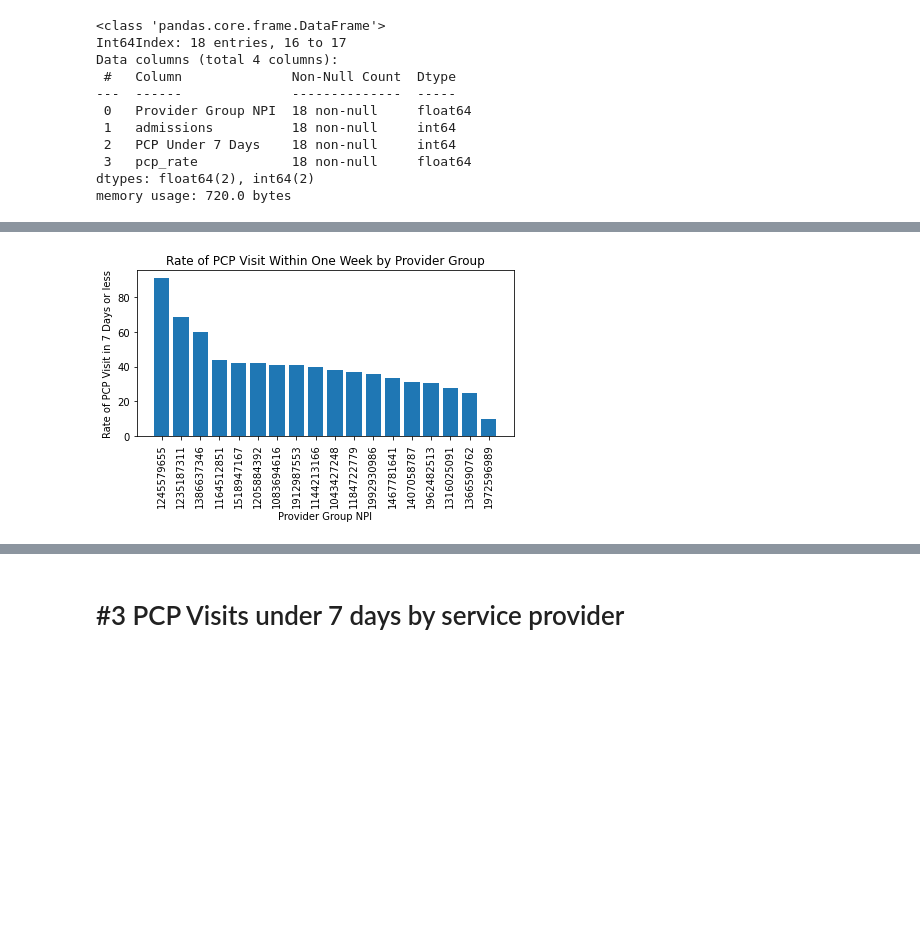
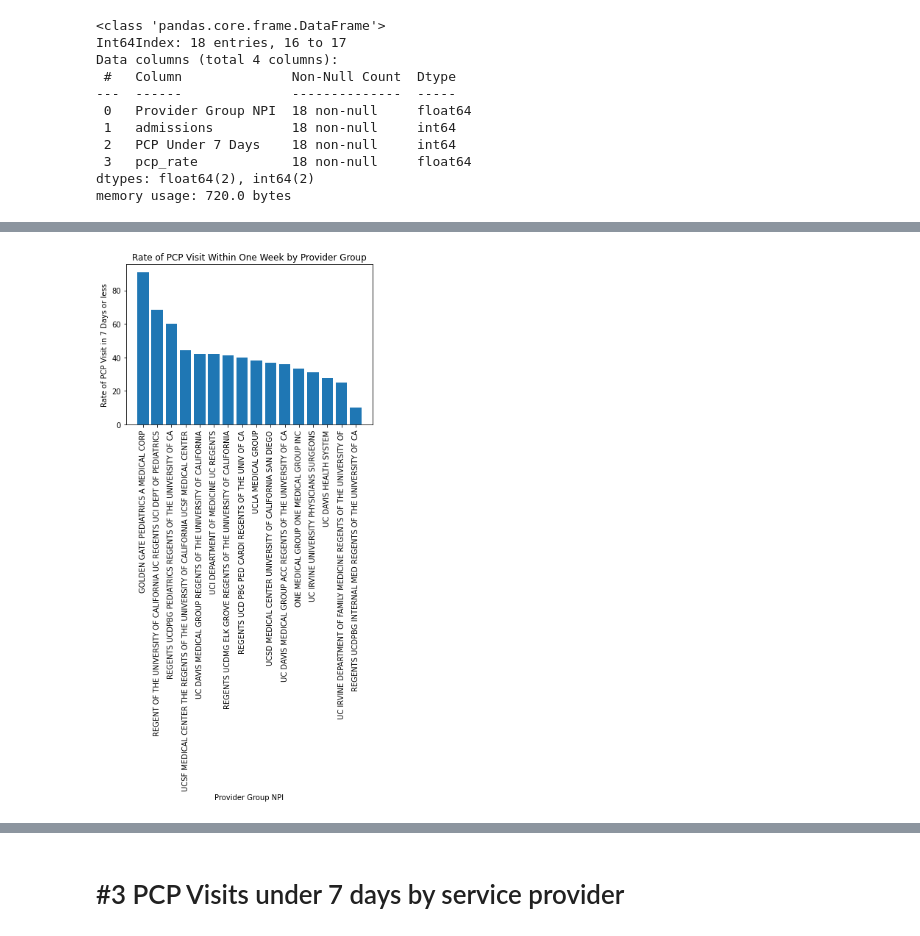
Before and after one commit to Engu12/hospital-readmission_pandas, a Jupyter notebook: hilber_notebook.ipynb, the cells around one changed output, grey strips where cells are left out. Saved outputs shown, nothing was run; the diff lists cells and outputs as text; code cells hidden in the pictures; blank space fills up the shorter version.

```diff
--- a/hilber_notebook.ipynb
+++ b/hilber_notebook.ipynb
@@ -9,3 +9,5 @@ import datetime as dt
 members = pd.read_csv('data/NSS_GreatCare_Members.csv')
 admissions = pd.read_csv('data/NSS_Hospital_Inpatient_Admissions.csv')
 primary = pd.read_csv('data/NSS_PrimaryCare_Office_Visits.csv')
+# %%
+provider_groups_list = pd.read_csv('data/provider_groups2.csv')
@@ -1174,6 +1193,7 @@ memory usage: 720.0 bytes
 # %%
 provider_groups2['Provider Group NPI'] = provider_groups2['Provider Group NPI'].astype(int)
 provider_groups2['Provider Group NPI'] = provider_groups2['Provider Group NPI'].astype(str)
+provider_groups2['Provider Group NPI'] = provider_groups2['Provider Group NPI'].astype(int)
 provider_groups2
 # %% [output]
 A value is trying to be set on a copy of a slice from a DataFrame.
@@ -1203,13 +1228,15 @@ See the caveats in the documentation: https://pandas.pydata.org/pandas-docs/stab
 | 4 | 1316025091 | 173 | 48 | 27.745665 |
 | 15 | 1366590762 | 12 | 3 | 25.000000 |
 | 17 | 1972596989 | 10 | 1 | 10.000000 |
+# %%
+provider_groups3 = provider_groups2.merge(provider_groups_list, left_on='Provider Group NPI', right_on='NPI', how='left')
 # %%
-plt.bar('Provider Group NPI', 'pcp_rate', data=provider_groups2)
+plt.bar('group name', 'pcp_rate', data=provider_groups3)
 plt.xlabel('Provider Group NPI')
 plt.ylabel('Rate of PCP Visit in 7 Days or less')
 plt.title('Rate of PCP Visit Within One Week by Provider Group')
 plt.xticks(rotation=90)
 plt.tight_layout()
 plt.savefig('seespcp_rate_by_hospital.png');
 # %% [output]
-[figure, old version]
+[figure, new version]
```
Also changed, not shown: parts of 27 cells of this notebook, 7 other files.
